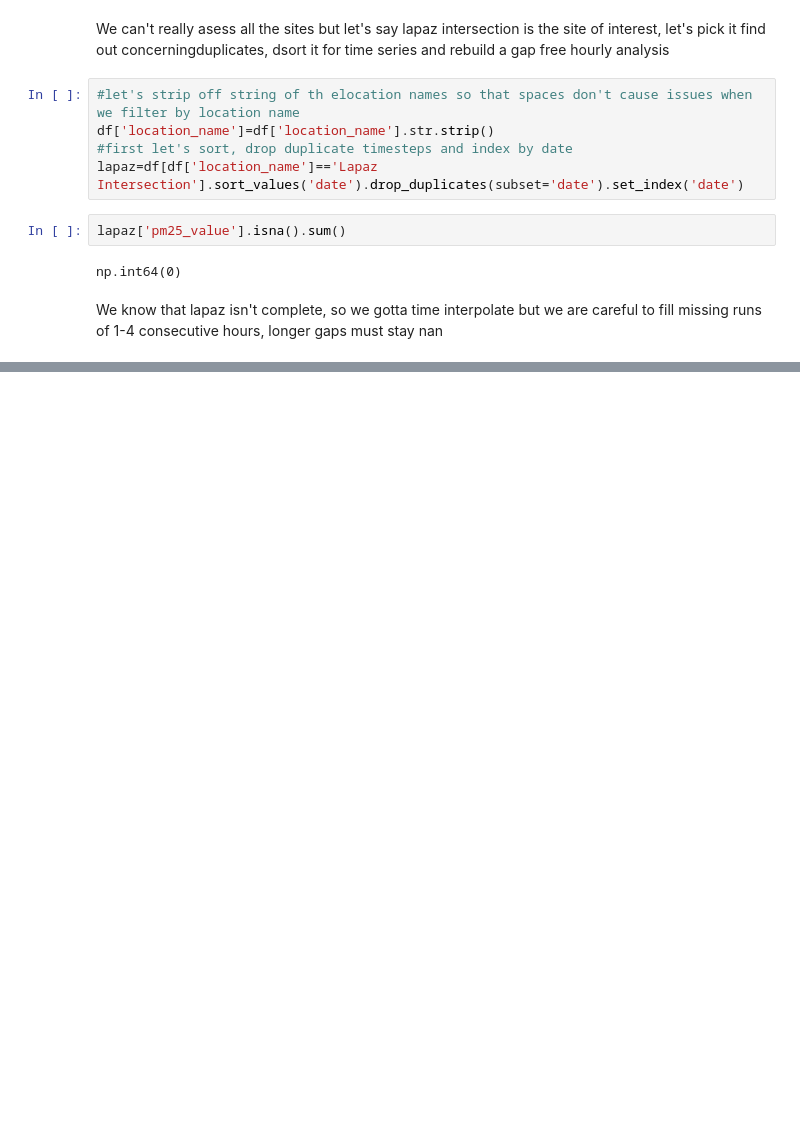
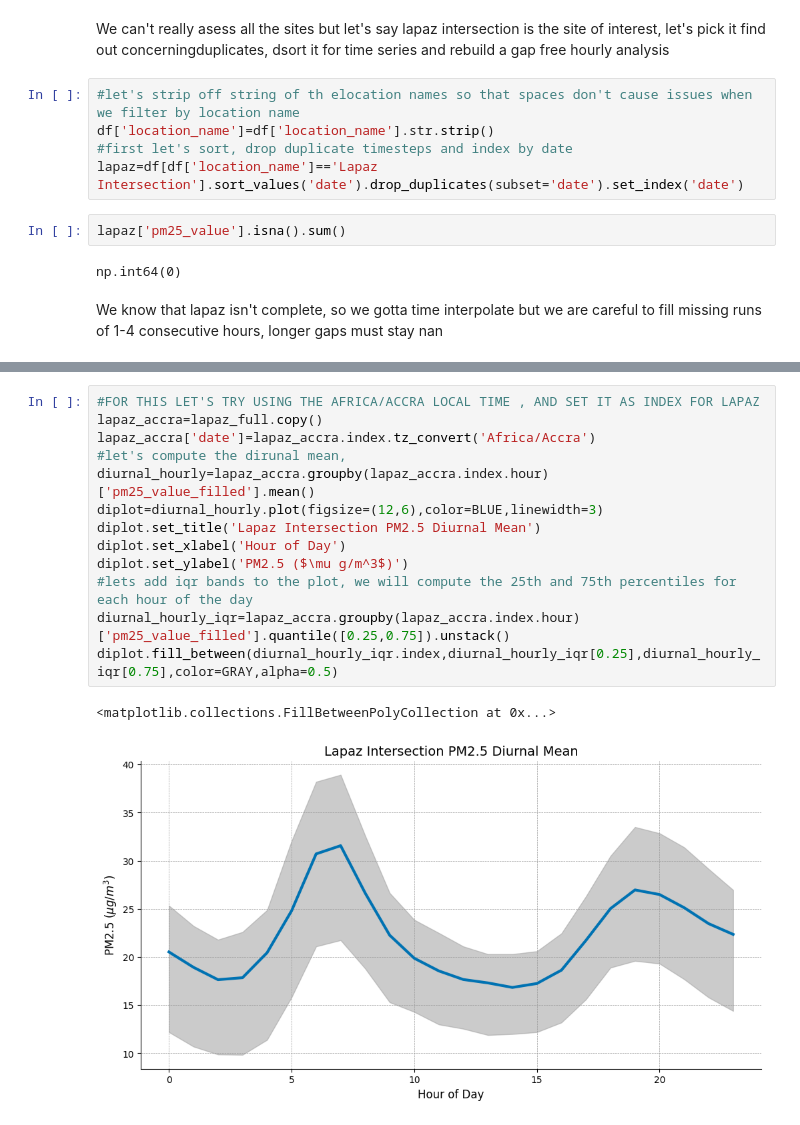
Before and after one commit to raidenkhan/Accra_sensor_data_science_project, a Jupyter notebook: Sensor_analysis.ipynb, the cells around one changed output, grey strips where cells are left out. Drawn from its saved outputs; the diff is of its cells as text; blank space fills up the shorter version.

```diff
--- a/Sensor_analysis.ipynb
+++ b/Sensor_analysis.ipynb
@@ -112,0 +205,16 @@ lapaz['pm25_value_filled']=lapaz['pm25_value'].fillna(lapaz['pm25_value'].rollin
+# %%
+#FOR THIS LET'S TRY USING THE AFRICA/ACCRA LOCAL TIME , AND SET IT AS INDEX FOR LAPAZ
+lapaz_accra=lapaz_full.copy()
+lapaz_accra['date']=lapaz_accra.index.tz_convert('Africa/Accra')
+#let's compute the dirunal mean,
+diurnal_hourly=lapaz_accra.groupby(lapaz_accra.index.hour)['pm25_value_filled'].mean()
+diplot=diurnal_hourly.plot(figsize=(12,6),color=BLUE,linewidth=3)
+diplot.set_title('Lapaz Intersection PM2.5 Diurnal Mean')
+diplot.set_xlabel('Hour of Day')
+diplot.set_ylabel('PM2.5 ($\mu g/m^3$)')
+#lets add iqr bands to the plot, we will compute the 25th and 75th percentiles for each hour of the day
+diurnal_hourly_iqr=lapaz_accra.groupby(lapaz_accra.index.hour)['pm25_value_filled'].quantile([0.25,0.75]).unstack()
+diplot.fill_between(diurnal_hourly_iqr.index,diurnal_hourly_iqr[0.25],diurnal_hourly_iqr[0.75],color=GRAY,alpha=0.5)
+# %% [output]
+<matplotlib.collections.FillBetweenPolyCollection at 0x...>
+[figure, added]
```
Also changed, not shown: parts of 16 cells of this notebook.
